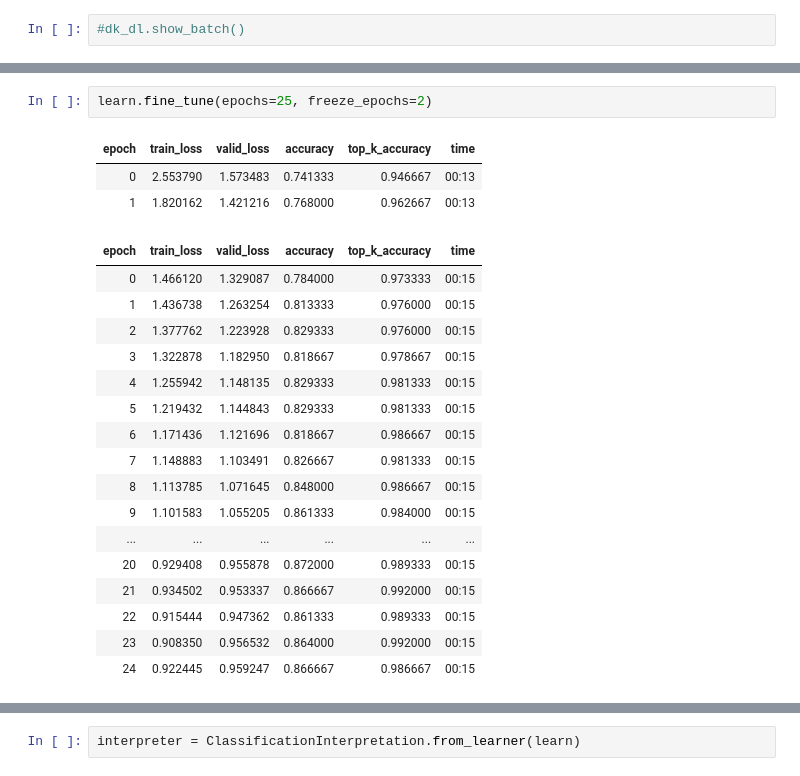
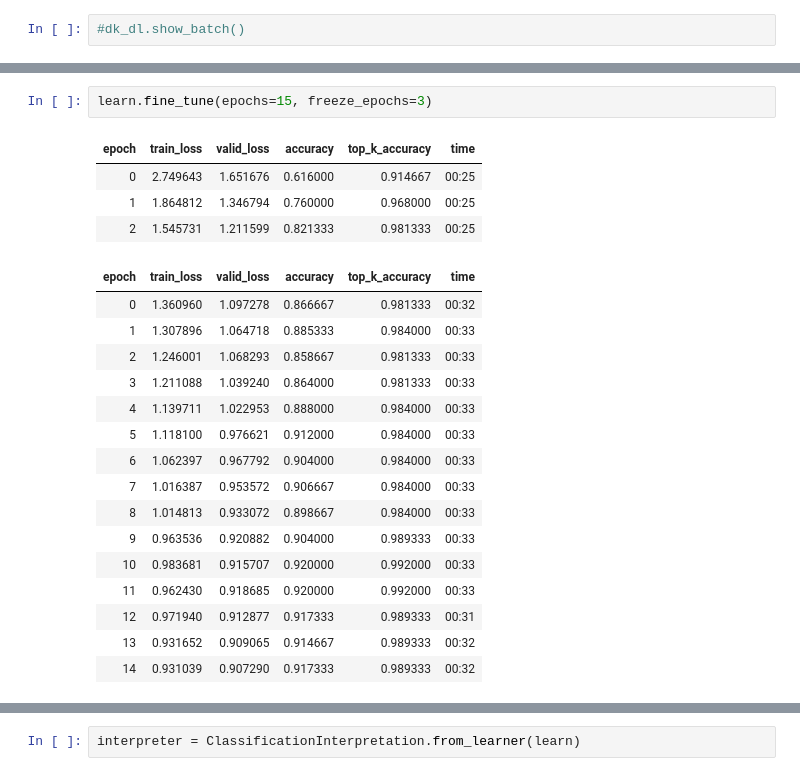
Before and after one commit to KennethTM/macro_inv_id, a Jupyter notebook: model_training.ipynb, the cells around one changed output, grey strips where cells are left out. Drawn from its saved outputs; the diff is of its cells as text.

```diff
--- a/model_training.ipynb
+++ b/model_training.ipynb
@@ -42,26 +49,26 @@ learn = vision_learner(dk_dl,
 # %%
-learn.fine_tune(epochs=25, freeze_epochs=2)
+learn.fine_tune(epochs=15, freeze_epochs=3)
 # %% [output]
 | epoch | train_loss | valid_loss | accuracy | top_k_accuracy | time |
-| 0 | 2.553790 | 1.573483 | 0.741333 | 0.946667 | 00:13 |
-| 1 | 1.820162 | 1.421216 | 0.768000 | 0.962667 | 00:13 |
+| 0 | 2.749643 | 1.651676 | 0.616000 | 0.914667 | 00:25 |
+| 1 | 1.864812 | 1.346794 | 0.760000 | 0.968000 | 00:25 |
+| 2 | 1.545731 | 1.211599 | 0.821333 | 0.981333 | 00:25 |
 | epoch | train_loss | valid_loss | accuracy | top_k_accuracy | time |
-| 0 | 1.466120 | 1.329087 | 0.784000 | 0.973333 | 00:15 |
-| 1 | 1.436738 | 1.263254 | 0.813333 | 0.976000 | 00:15 |
-| 2 | 1.377762 | 1.223928 | 0.829333 | 0.976000 | 00:15 |
-| 3 | 1.322878 | 1.182950 | 0.818667 | 0.978667 | 00:15 |
-| 4 | 1.255942 | 1.148135 | 0.829333 | 0.981333 | 00:15 |
-| 5 | 1.219432 | 1.144843 | 0.829333 | 0.981333 | 00:15 |
-| 6 | 1.171436 | 1.121696 | 0.818667 | 0.986667 | 00:15 |
-| 7 | 1.148883 | 1.103491 | 0.826667 | 0.981333 | 00:15 |
-| 8 | 1.113785 | 1.071645 | 0.848000 | 0.986667 | 00:15 |
-| 9 | 1.101583 | 1.055205 | 0.861333 | 0.984000 | 00:15 |
-| ... | ... | ... | ... | ... | ... |
-| 20 | 0.929408 | 0.955878 | 0.872000 | 0.989333 | 00:15 |
-| 21 | 0.934502 | 0.953337 | 0.866667 | 0.992000 | 00:15 |
-| 22 | 0.915444 | 0.947362 | 0.861333 | 0.989333 | 00:15 |
-| 23 | 0.908350 | 0.956532 | 0.864000 | 0.992000 | 00:15 |
-| 24 | 0.922445 | 0.959247 | 0.866667 | 0.986667 | 00:15 |
+| 0 | 1.360960 | 1.097278 | 0.866667 | 0.981333 | 00:32 |
+| 1 | 1.307896 | 1.064718 | 0.885333 | 0.984000 | 00:33 |
+| 2 | 1.246001 | 1.068293 | 0.858667 | 0.981333 | 00:33 |
+| 3 | 1.211088 | 1.039240 | 0.864000 | 0.981333 | 00:33 |
+| 4 | 1.139711 | 1.022953 | 0.888000 | 0.984000 | 00:33 |
+| 5 | 1.118100 | 0.976621 | 0.912000 | 0.984000 | 00:33 |
+| 6 | 1.062397 | 0.967792 | 0.904000 | 0.984000 | 00:33 |
+| 7 | 1.016387 | 0.953572 | 0.906667 | 0.984000 | 00:33 |
+| 8 | 1.014813 | 0.933072 | 0.898667 | 0.984000 | 00:33 |
+| 9 | 0.963536 | 0.920882 | 0.904000 | 0.989333 | 00:33 |
+| 10 | 0.983681 | 0.915707 | 0.920000 | 0.992000 | 00:33 |
+| 11 | 0.962430 | 0.918685 | 0.920000 | 0.992000 | 00:33 |
+| 12 | 0.971940 | 0.912877 | 0.917333 | 0.989333 | 00:31 |
+| 13 | 0.931652 | 0.909065 | 0.914667 | 0.989333 | 00:32 |
+| 14 | 0.931039 | 0.907290 | 0.917333 | 0.989333 | 00:32 |
 # %%
 learn.show_results()
 # %% [output]
```
Also changed, not shown: parts of 7 cells of this notebook, 2 other files.
